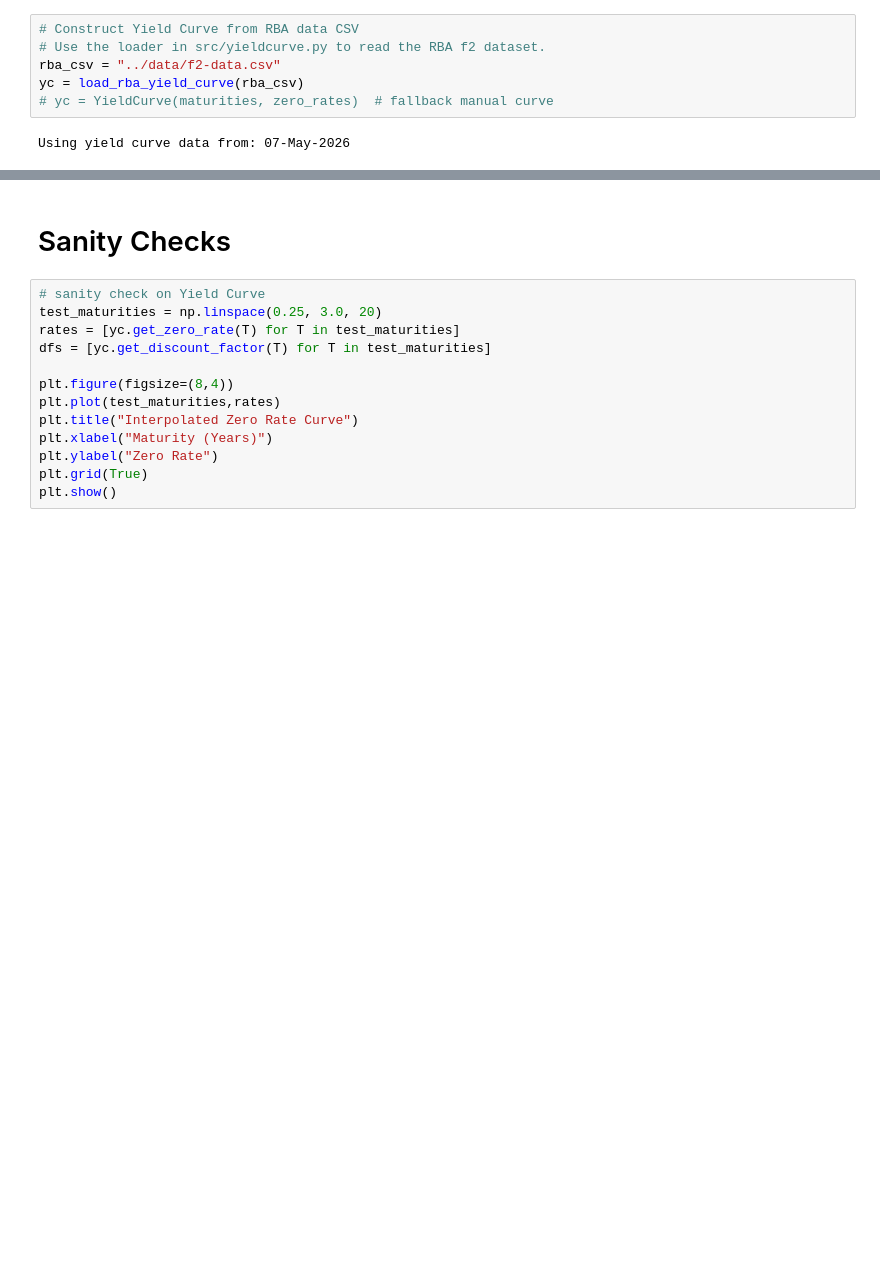
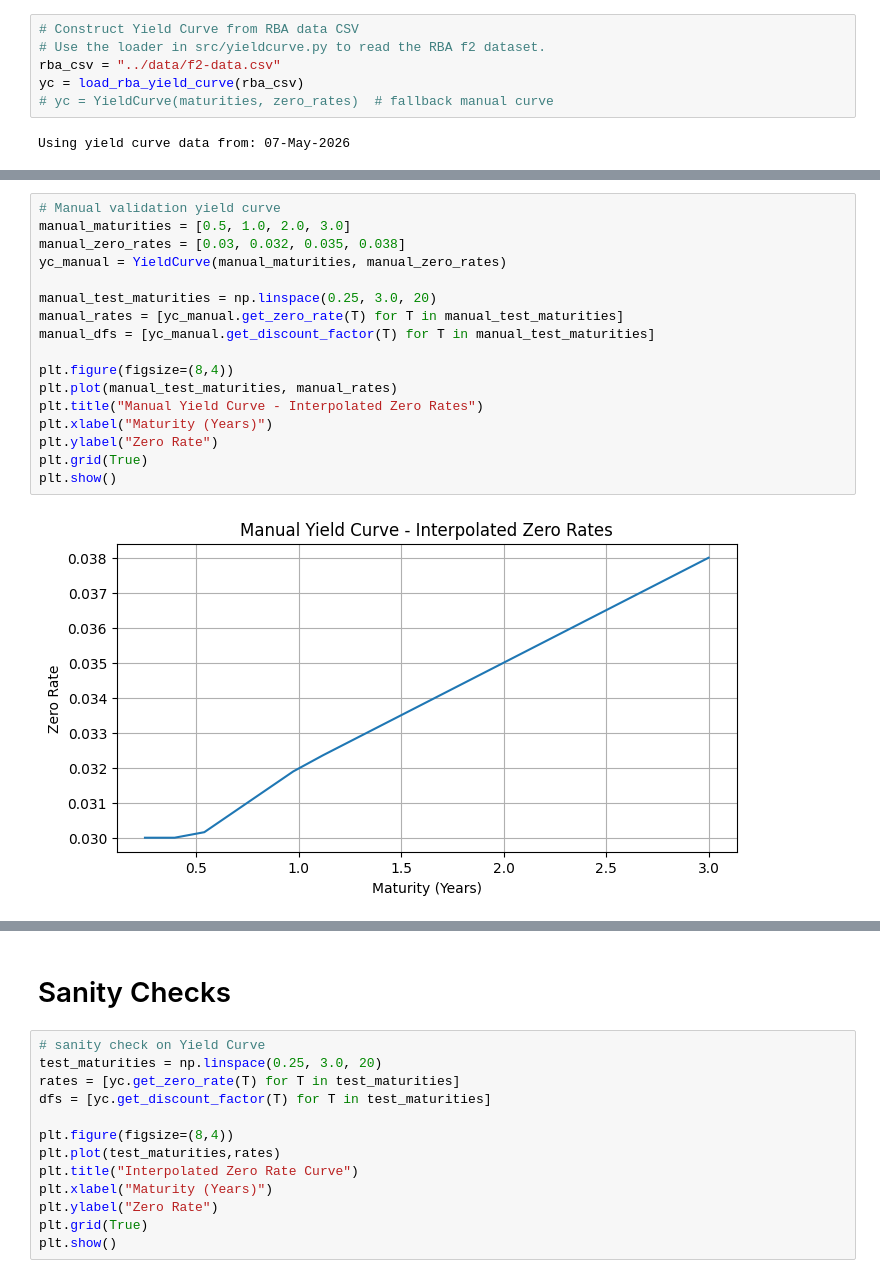
Before and after one commit to alicepini981-sudo/T4-Group-4-FINM3422-A3, a Jupyter notebook: notebooks/derivative.ipynb, the cells around one changed output, grey strips where cells are left out. Cells and saved outputs as stored; diff of their text form; blank space fills up the shorter version.

```diff
--- a/notebooks/derivative.ipynb
+++ b/notebooks/derivative.ipynb
@@ -46,0 +50,19 @@ Using yield curve data from: 07-May-2026
+# %%
+# Manual validation yield curve
+manual_maturities = [0.5, 1.0, 2.0, 3.0]
+manual_zero_rates = [0.03, 0.032, 0.035, 0.038]
+yc_manual = YieldCurve(manual_maturities, manual_zero_rates)
+
+manual_test_maturities = np.linspace(0.25, 3.0, 20)
+manual_rates = [yc_manual.get_zero_rate(T) for T in manual_test_maturities]
+manual_dfs = [yc_manual.get_discount_factor(T) for T in manual_test_maturities]
+
+plt.figure(figsize=(8,4))
+plt.plot(manual_test_maturities, manual_rates)
+plt.title("Manual Yield Curve - Interpolated Zero Rates")
+plt.xlabel("Maturity (Years)")
+plt.ylabel("Zero Rate")
+plt.grid(True)
+plt.show()
+# %% [output]
+[figure, added]
```
Also changed, not shown: parts of 8 cells of this notebook, 1 other file.
